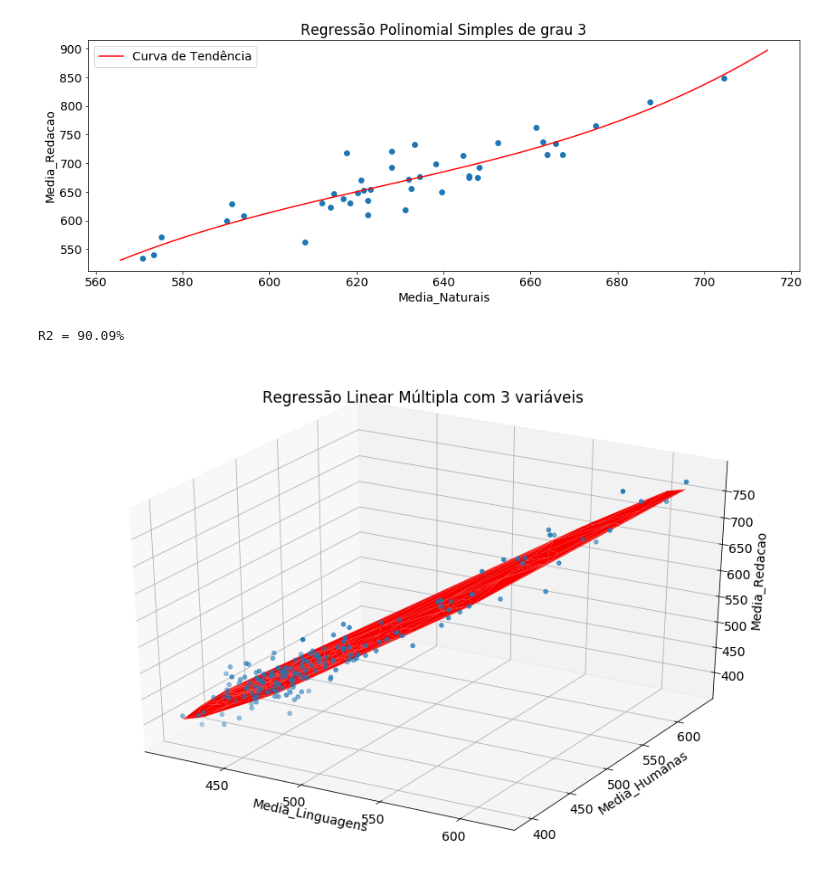
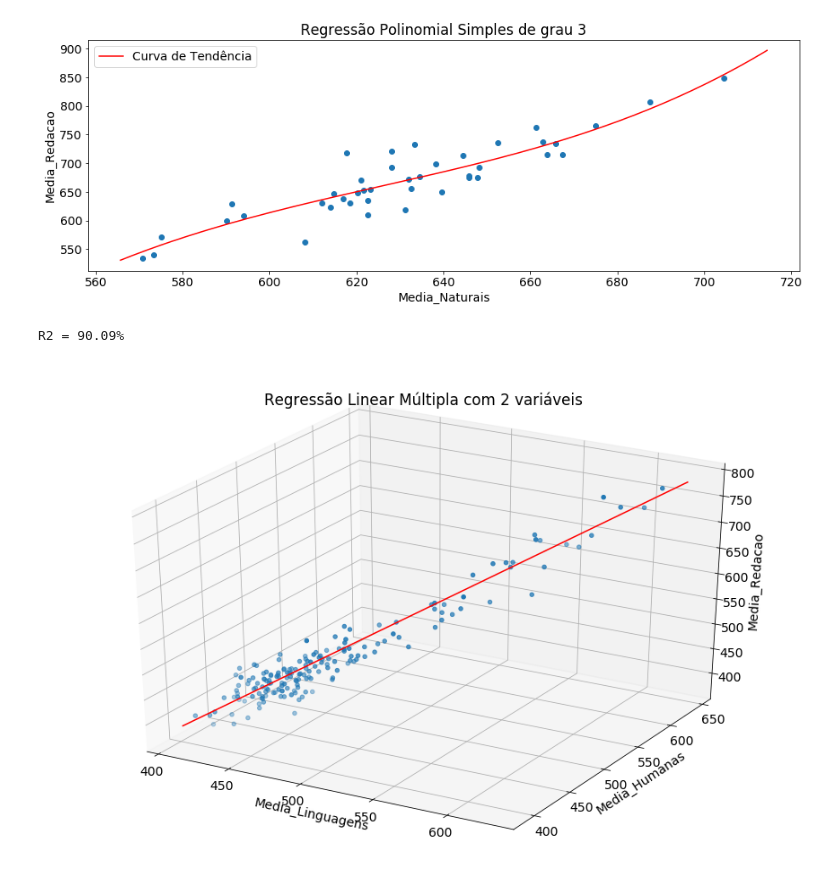
Before and after one commit to nabsonp/ComputacaoNumerica, a Jupyter notebook: CNRegressão_FernandaSerra_NabsonPaiva.ipynb, the cells around one changed output. Cells and saved outputs as stored; diff of their text form; code cells hidden in the pictures.

```diff
--- a/CNRegressão_FernandaSerra_NabsonPaiva.ipynb
+++ b/CNRegressão_FernandaSerra_NabsonPaiva.ipynb
@@ -245,29 +245,34 @@ R2 = 82.37%
 # %%
 # Análise do Ano com as maiores notas em Tocantins, onde metade das notas é abaixo de 500 pontos
 # Uma galera tirou nota baixa, mas quem ia bem nas mais subjetivas ia bem na redação
 xl = 'Media_Linguagens'
 yl = 'Media_Humanas'
 zl = 'Media_Redacao'
 b = base[(base['UF'] == 'TO') & (base['Ano'] == 2015)].dropna(subset=[xl,yl,zl,'Ano'],how='any')
 x = b[xl]
 y = b[yl]
 z = b[zl]
 xs = np.array([x,y])
-zp = resolveLinVet(regressaoLinearMultipla(xs,z),xs.T)
+b = regressaoLinearMultipla(xs,z)
+zp = resolveLinVet(b,xs.T)
 fig = plt.figure(figsize=(15,10))
 ax = fig.add_subplot(111, projection='3d')
 print('R2 = '+str(round(r2(z,zp)*100,2))+'%')
 plt.rc('font', size=14)
 ax.scatter(x,y,z)
-ax.plot_trisurf(x, y, zp, color='r')
+xplot = np.linspace(x.min()-5,x.max()+10,500)
+yplot = np.linspace(y.min()-5,y.max()+10,500)
+xsplot = np.array([xplot,yplot])
+zplot = resolveLinVet(b,xsplot.T)
+ax.plot(xplot, yplot, zplot, color='r')
 ax.set_zlabel(zl)
 ax.set_xlabel(xl)
 ax.set_ylabel(yl)
-ax.set_title("Regressão Linear Múltipla com 3 variáveis")
+ax.set_title("Regressão Linear Múltipla com 2 variáveis")
 plt.show()
 # %% [output]
 R2 = 90.09%
-[figure, old version]
+[figure, new version]
 # %%
 # Por fazer
 xl = 'Media_Linguagens'
```
Also changed, not shown: parts of 4 cells of this notebook.
